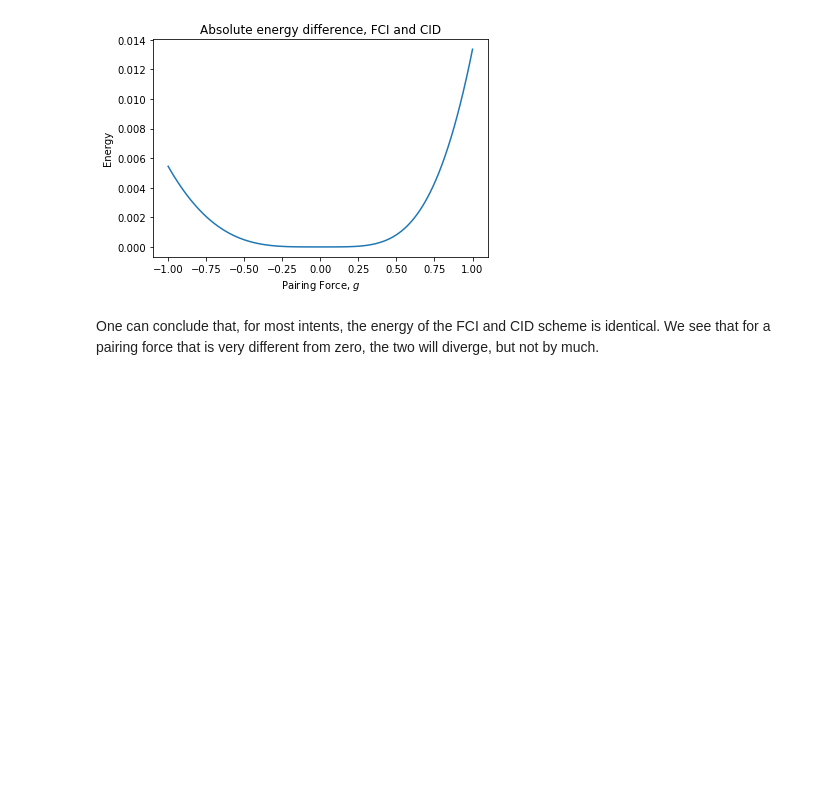
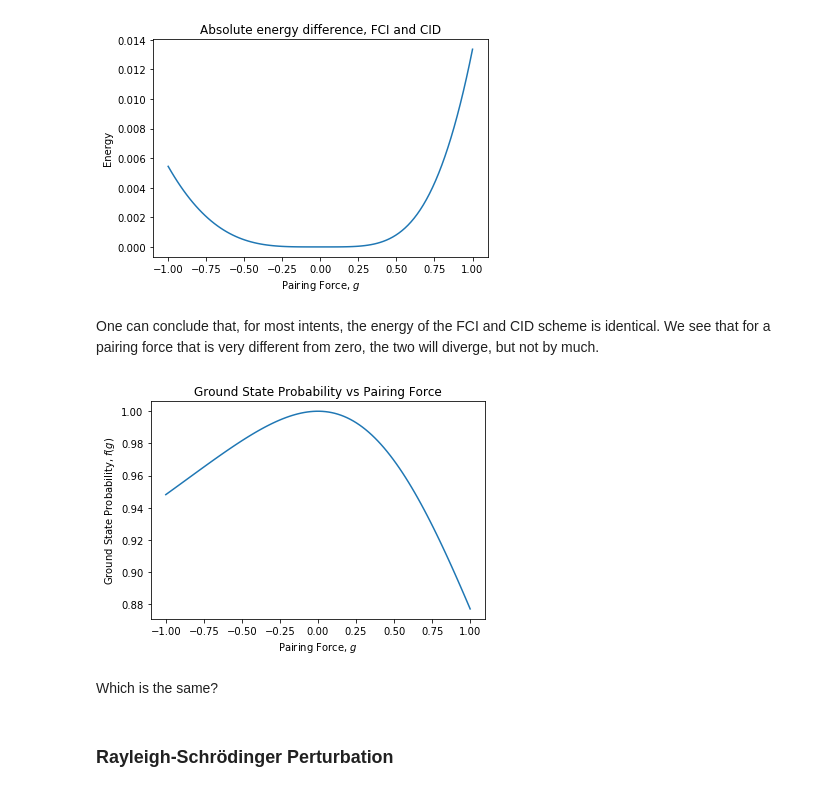
Before and after one commit to gregwinther/FYS-KJM4480, a Jupyter notebook: Project2/FYS-KJM4480 2017 Project 2.ipynb, the cells around one changed output. Saved outputs shown, nothing was run; the diff lists cells and outputs as text; code cells hidden in the pictures; blank space fills up the shorter version.

```diff
--- a/Project2/FYS-KJM4480 2017 Project 2.ipynb
+++ b/Project2/FYS-KJM4480 2017 Project 2.ipynb
@@ -505,7 +505,7 @@ for k in range(n):
             H_FCI[i, j] = H(p, q, r, s, g)
 
     # Solving eigenvalue problem -> getting energies
-    e_FCI, v_FCI = scipy.linalg.eigh(H_FCI)
+    e_FCI, v_FCI = linalg.eigh(H_FCI)
 
     # Storing eigenvalues to array
     E_FCI[k, :] = e_FCI
@@ -626,7 +626,7 @@ for k in range(n):
             H_CID[i, j] = H(p, q, r, s, g)
 
     # Solving eigenvalue problem to get energies and eigenstates
-    e_CID, v_CID = scipy.linalg.eigh(H_CID)
+    e_CID, v_CID = linalg.eigh(H_CID)
 
     # Storing eigenvalues to array
     E_CID[k, :] = e_CID
@@ -654,3 +654,16 @@ plt.show()
 [figure]
 # %% [markdown]
 One can conclude that, for most intents, the energy of the FCI and CID scheme is identical. We see that for a pairing force that is very different from zero, the two will diverge, but not by much.
+# %%
+# Probability of ground state
+plt.plot(G, f_CID)
+plt.xlabel("Pairing Force, $g$")
+plt.ylabel("Ground State Probability, $f(g)$")
+plt.title("Ground State Probability vs Pairing Force")
+plt.show()
+# %% [output]
+[figure, added]
+# %% [markdown]
+Which is the same?
+# %% [markdown]
+### Rayleigh-Schrödinger Perturbation
```
Also changed, not shown: parts of 7 cells of this notebook.
